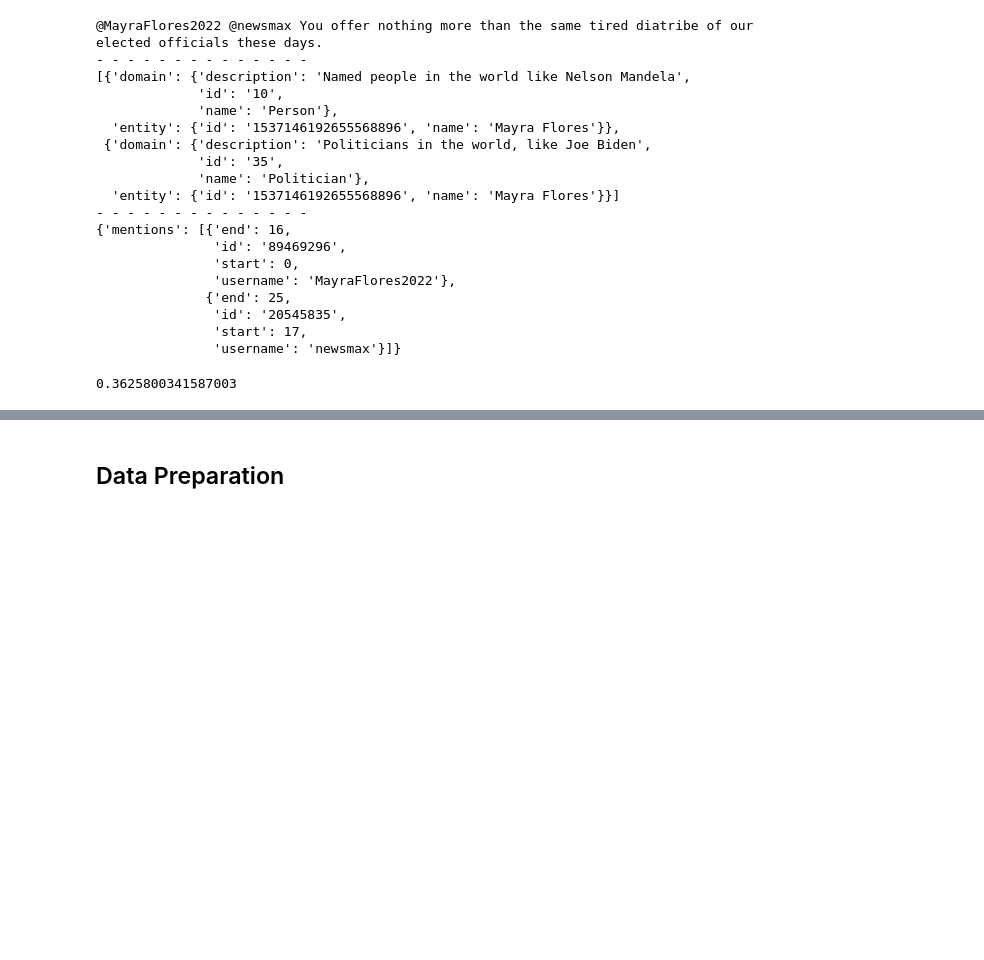
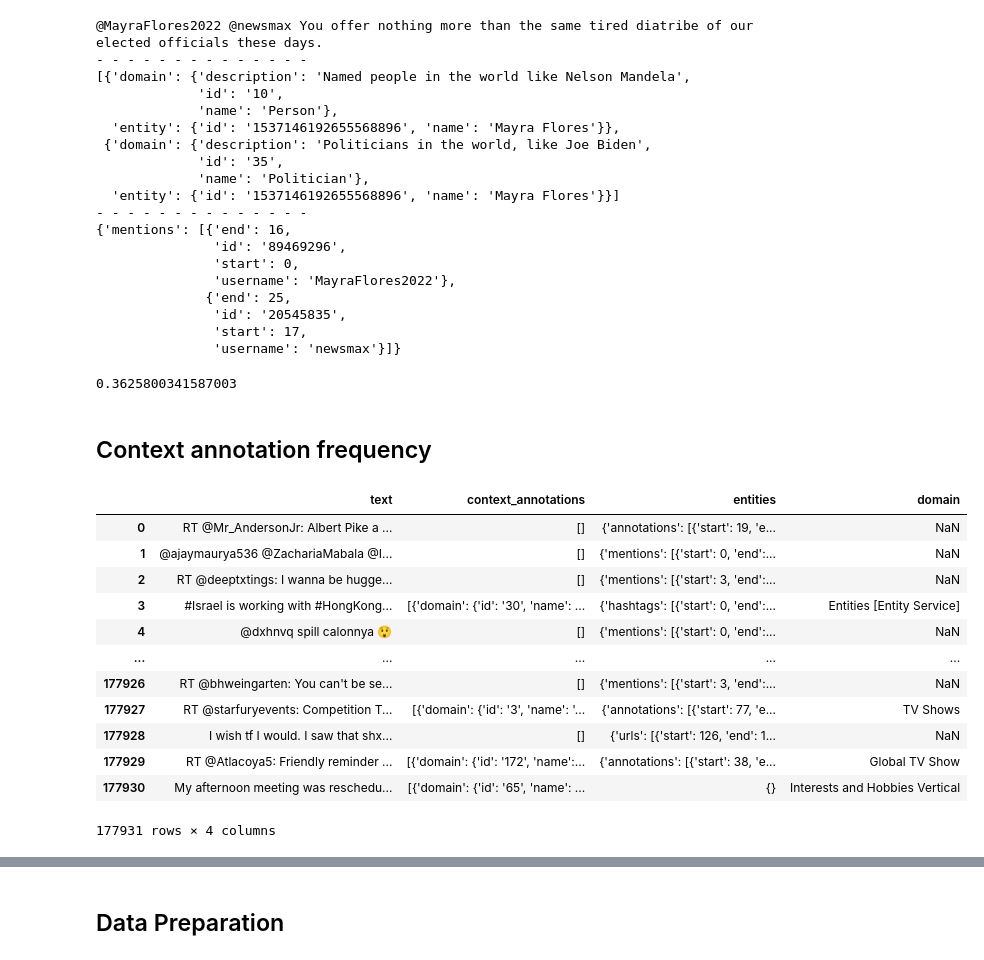
Before and after one commit to Tiago-Faria/TwitterClassification, a Jupyter notebook: TwitterStream/data_analysis_rt.ipynb, the cells around one changed output, grey strips where cells are left out. Saved outputs shown, nothing was run; the diff lists cells and outputs as text; code cells hidden in the pictures; blank space fills up the shorter version.

```diff
--- a/TwitterStream/data_analysis_rt.ipynb
+++ b/TwitterStream/data_analysis_rt.ipynb
@@ -171,3 +171,23 @@ total = df['context_entitites'].str.len().sum()
 qnt_present/total
 # %% [output]
 0.3625800341587003
+# %% [markdown]
+## Context annotation frequency
+# %%
+df = df_origin.drop('id', axis=1)
+# %%
+df['domain'] = df['context_annotations'].str.get(0).str.get('domain').str.get('name')
+# %% [output]
+|  | text | context_annotations | entities | domain |
+| 0 | RT @Mr_AndersonJr: Albert Pike a ... | [] | {'annotations': [{'start': 19, 'e... | NaN |
+| 1 | @ajaymaurya536 @ZachariaMabala @I... | [] | {'mentions': [{'start': 0, 'end':... | NaN |
+| 2 | RT @deeptxtings: I wanna be hugge... | [] | {'mentions': [{'start': 3, 'end':... | NaN |
+| 3 | #Israel is working with #HongKong... | [{'domain': {'id': '30', 'name': ... | {'hashtags': [{'start': 0, 'end':... | Entities [Entity Service] |
+| 4 | @dxhnvq spill calonnya 😲 | [] | {'mentions': [{'start': 0, 'end':... | NaN |
+| ... | ... | ... | ... | ... |
+| 177926 | RT @bhweingarten: You can't be se... | [] | {'mentions': [{'start': 3, 'end':... | NaN |
+| 177927 | RT @starfuryevents: Competition T... | [{'domain': {'id': '3', 'name': '... | {'annotations': [{'start': 77, 'e... | TV Shows |
+| 177928 | I wish tf I would. I saw that shx... | [] | {'urls': [{'start': 126, 'end': 1... | NaN |
+| 177929 | RT @Atlacoya5: Friendly reminder ... | [{'domain': {'id': '172', 'name':... | {'annotations': [{'start': 38, 'e... | Global TV Show |
+| 177930 | My afternoon meeting was reschedu... | [{'domain': {'id': '65', 'name': ... | {} | Interests and Hobbies Vertical |
+177931 rows × 4 columns
```
Also changed, not shown: parts of 1 cell of this notebook.
